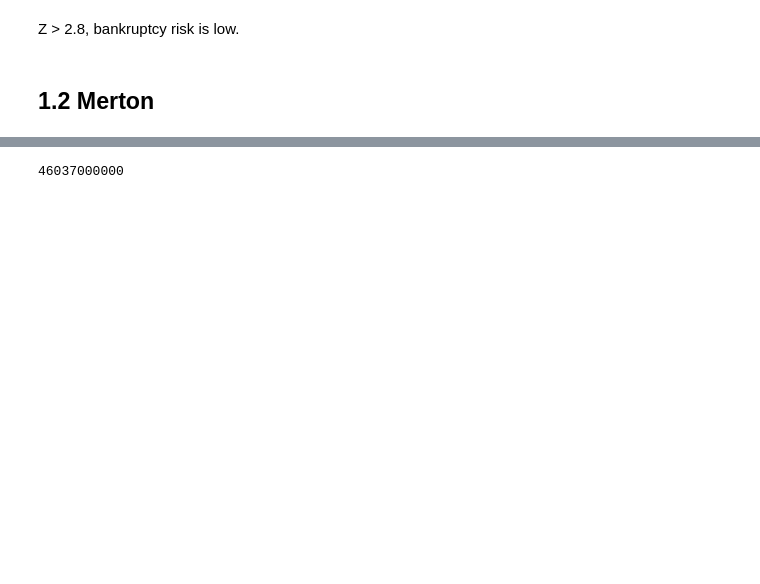
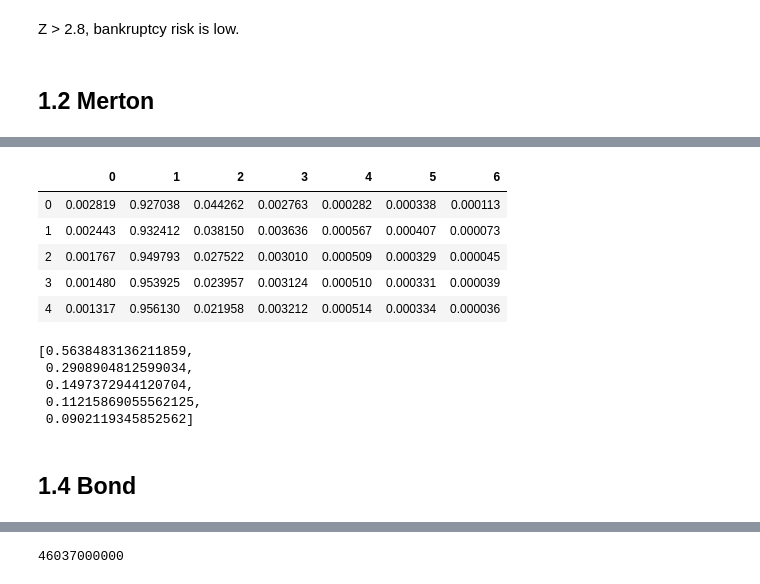
Before and after one commit to amiller135/CRM_fordham_hws, a Jupyter notebook: HW1_CRM.ipynb, the cells around one changed output, grey strips where cells are left out. Saved outputs shown, nothing was run; the diff lists cells and outputs as text; code cells hidden in the pictures; blank space fills up the shorter version.

Commit message:
updated JT and transition_5yrs

```diff
--- a/HW1_CRM.ipynb
+++ b/HW1_CRM.ipynb
@@ -23,0 +46,4 @@ from scipy.optimize import fsolve
+# %%
+rf_df = np.array([1.59 , 1.62, 1.59,1.6, 1.61])
+rf_df =rf_df/100
+rf_df
@@ -23,0 +58,4 @@ from scipy.optimize import fsolve
+# %%
+aapl_oas_df = pd.read_csv("BAMLC0A2CAA.csv")
+aapl_spread = np.array(aapl_oas_df[-5:]["BAMLC0A2CAA"])/100
+aapl_spread
@@ -153,0 +225,5 @@ dict_profile
+# %%
+aapl_risk_neutral_transition,aapl_pi = JT.solve_pi(spread=aapl_spread,
+                                                   rf_rates=rf_df,
+                                                   lst_transitions=JT.transitions_matrices,
+                                                   rating='AA')
@@ -153,0 +243,19 @@ dict_profile
+# %%
+pd.DataFrame(aapl_risk_neutral_transition)
+# %% [output]
+|  | 0 | 1 | 2 | 3 | 4 | 5 | 6 |
+| 0 | 0.002819 | 0.927038 | 0.044262 | 0.002763 | 0.000282 | 0.000338 | 0.000113 |
+| 1 | 0.002443 | 0.932412 | 0.038150 | 0.003636 | 0.000567 | 0.000407 | 0.000073 |
+| 2 | 0.001767 | 0.949793 | 0.027522 | 0.003010 | 0.000509 | 0.000329 | 0.000045 |
+| 3 | 0.001480 | 0.953925 | 0.023957 | 0.003124 | 0.000510 | 0.000331 | 0.000039 |
+| 4 | 0.001317 | 0.956130 | 0.021958 | 0.003212 | 0.000514 | 0.000334 | 0.000036 |
+# %%
+aapl_pi
+# %% [output]
+[0.5638483136211859,
+ 0.2908904812599034,
+ 0.1497372944120704,
+ 0.11215869055562125,
+ 0.0902119345852562]
+# %% [markdown]
+## 1.4 Bond
```
Also changed, not shown: parts of 56 cells of this notebook, 2 other files.
